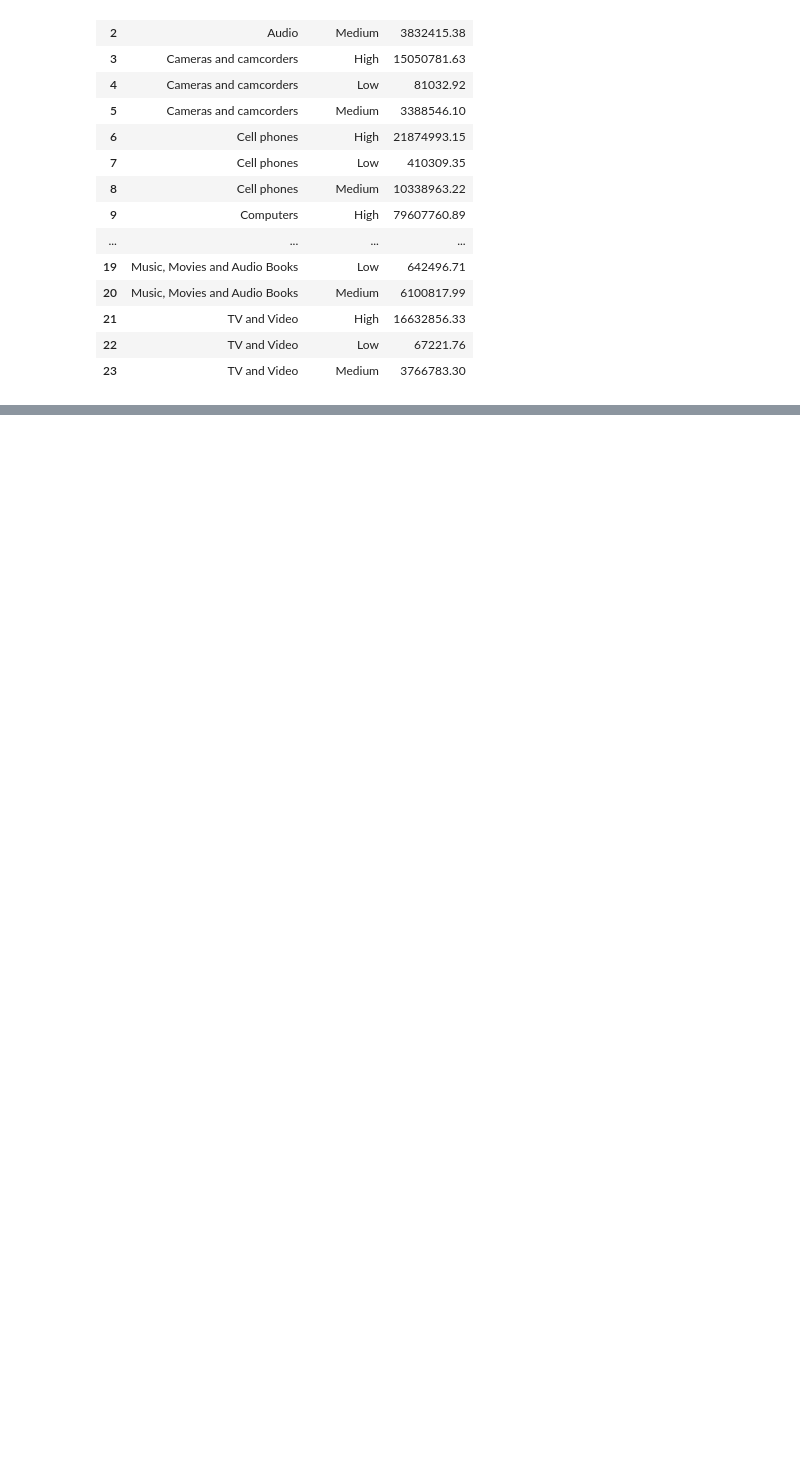
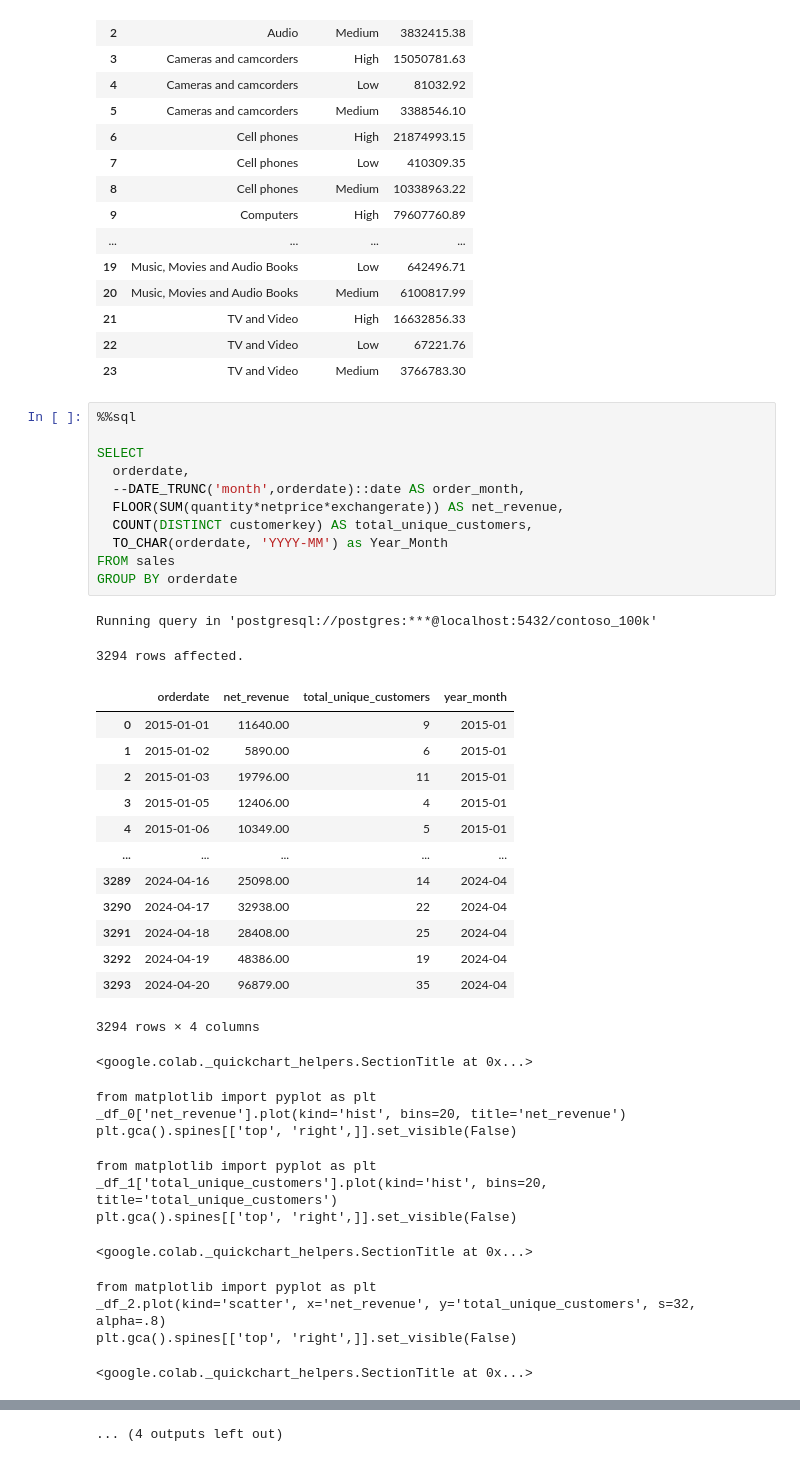
Before and after one commit to evanalyticsalex/SQL_for_Data_Analytics, a Jupyter notebook: Data_Analysis_SQL_Notebook.ipynb, the cells around one changed output, grey strips where cells are left out. Drawn from its saved outputs; the diff is of its cells as text; blank space fills up the shorter version.

```diff
--- a/Data_Analysis_SQL_Notebook.ipynb
+++ b/Data_Analysis_SQL_Notebook.ipynb
@@ -699,3 +591,42 @@ Running query in 'postgresql://postgres:***@localhost:5432/contoso_100k'
 | 21 | TV and Video | High | 16632856.33 |
 | 22 | TV and Video | Low | 67221.76 |
 | 23 | TV and Video | Medium | 3766783.30 |
+# %%
+%%sql
+
+SELECT
+  orderdate,
+  --DATE_TRUNC('month',orderdate)::date AS order_month,
+  FLOOR(SUM(quantity*netprice*exchangerate)) AS net_revenue,
+  COUNT(DISTINCT customerkey) AS total_unique_customers,
+  TO_CHAR(orderdate, 'YYYY-MM') as Year_Month
+FROM sales
+GROUP BY orderdate
+# %% [output]
+Running query in 'postgresql://postgres:***@localhost:5432/contoso_100k'
+3294 rows affected.
+|  | orderdate | net_revenue | total_unique_customers | year_month |
+| 0 | 2015-01-01 | 11640.00 | 9 | 2015-01 |
+| 1 | 2015-01-02 | 5890.00 | 6 | 2015-01 |
+| 2 | 2015-01-03 | 19796.00 | 11 | 2015-01 |
+| 3 | 2015-01-05 | 12406.00 | 4 | 2015-01 |
+| 4 | 2015-01-06 | 10349.00 | 5 | 2015-01 |
+| ... | ... | ... | ... | ... |
+| 3289 | 2024-04-16 | 25098.00 | 14 | 2024-04 |
+| 3290 | 2024-04-17 | 32938.00 | 22 | 2024-04 |
+| 3291 | 2024-04-18 | 28408.00 | 25 | 2024-04 |
+| 3292 | 2024-04-19 | 48386.00 | 19 | 2024-04 |
+| 3293 | 2024-04-20 | 96879.00 | 35 | 2024-04 |
+3294 rows × 4 columns
+<google.colab._quickchart_helpers.SectionTitle at 0x...>
+from matplotlib import pyplot as plt
+_df_0['net_revenue'].plot(kind='hist', bins=20, title='net_revenue')
+plt.gca().spines[['top', 'right',]].set_visible(False)
+from matplotlib import pyplot as plt
+_df_1['total_unique_customers'].plot(kind='hist', bins=20, title='total_unique_customers')
+plt.gca().spines[['top', 'right',]].set_visible(False)
+<google.colab._quickchart_helpers.SectionTitle at 0x...>
+from matplotlib import pyplot as plt
+_df_2.plot(kind='scatter', x='net_revenue', y='total_unique_customers', s=32, alpha=.8)
+plt.gca().spines[['top', 'right',]].set_visible(False)
+<google.colab._quickchart_helpers.SectionTitle at 0x...>
@@ -701,0 +663 @@ Running query in 'postgresql://postgres:***@localhost:5432/contoso_100k'
+... (4 outputs left out)
```
Also changed, not shown: parts of 18 cells of this notebook.
